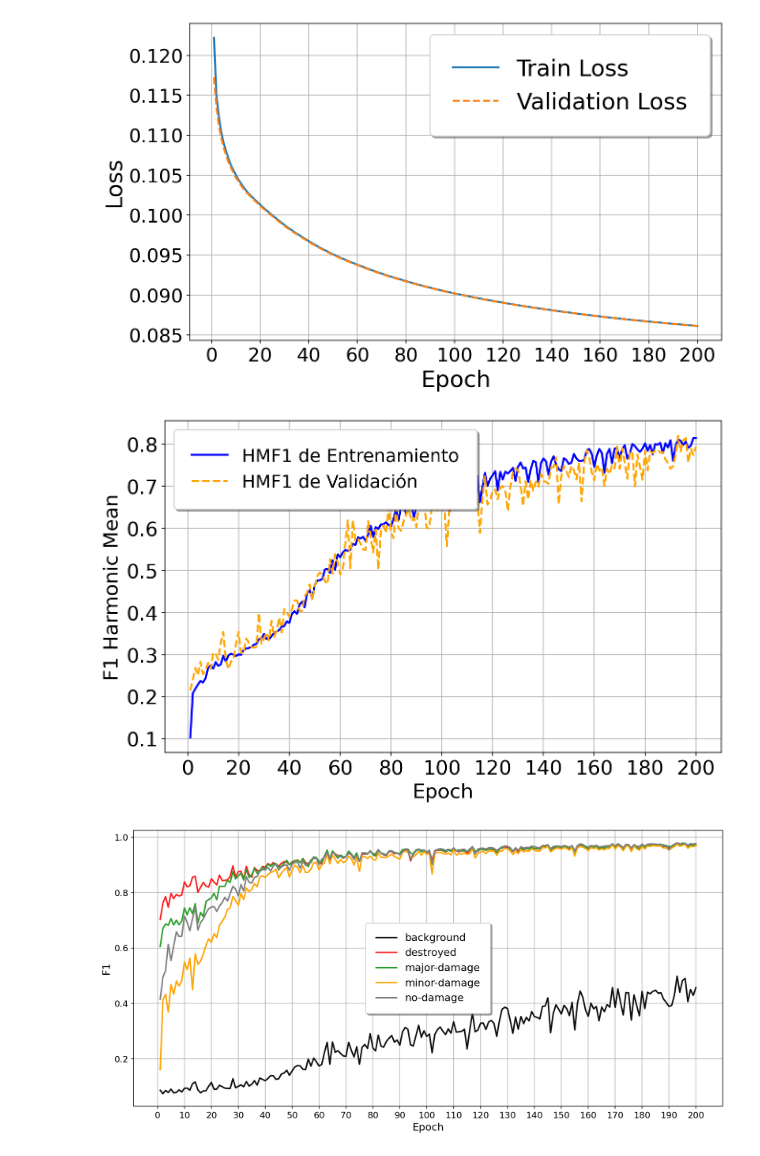
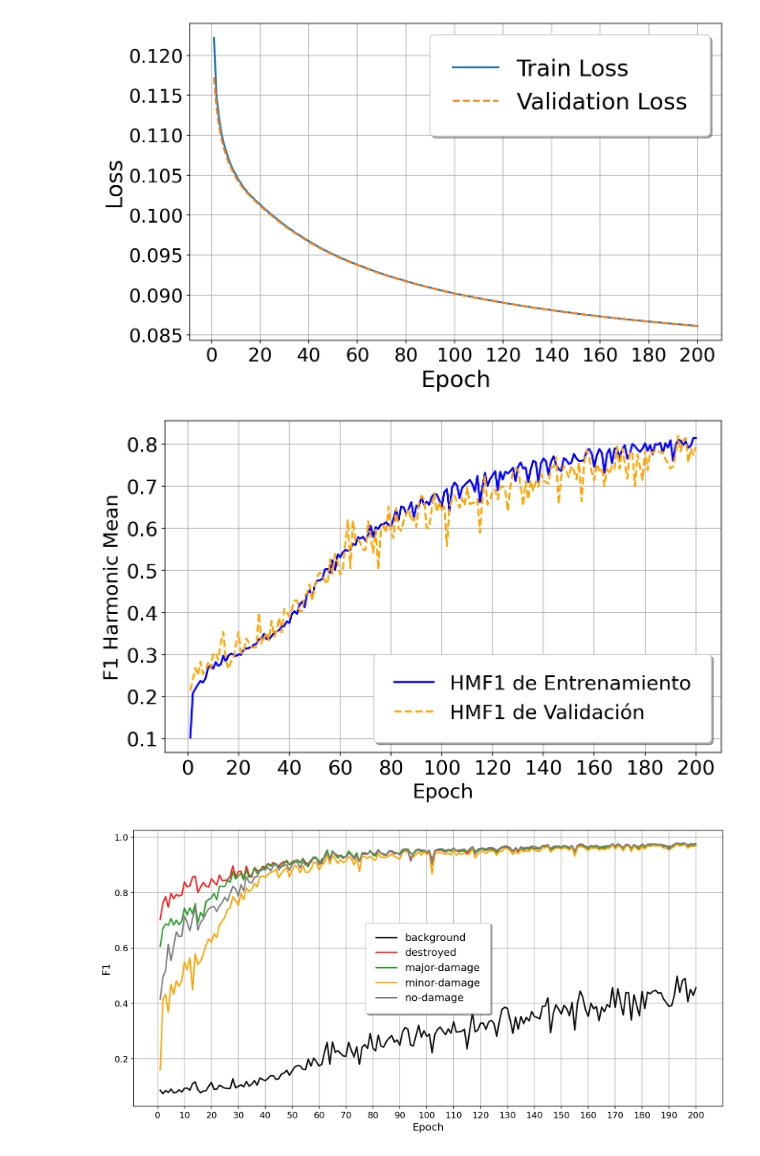
Before and after one commit to MrtC101/Thesis_DL_for_BDA, a Jupyter notebook: notebooks/2-experiment_results.ipynb, the cells around one changed output. Drawn from its saved outputs; the diff is of its cells as text; code cells hidden in the pictures.

```diff
--- a/notebooks/2-experiment_results.ipynb
+++ b/notebooks/2-experiment_results.ipynb
@@ -116,7 +116,7 @@ def plot_harmonic_mean(tr_m: pd.DataFrame, vl_m: pd.DataFrame, step):
     ax.set_xticks(range(0, tr_m["epoch"].max()+1, step))
 
     # Aumentar el tamaño de la leyenda y configurarla adecuadamente
-    ax.legend(fontsize=18, loc="upper left", fancybox=True, framealpha=1, shadow=True, borderpad=1)
+    ax.legend(fontsize=20, loc="lower right", fancybox=True, framealpha=1, shadow=True, borderpad=1)
 
     # Aumentar el tamaño de las marcas en los ejes
     ax.tick_params(axis='both', which='major', labelsize=20)
@@ -1296,5 +1296,5 @@ destroyed & 0.438444 & 0.911829 & 0.769055 & 0.834378 & 0.995567 \\
 # %%
-path = FilePath("/home/mrtc101/Desktop/tesina/repo/prev_outs/exps/exp5_noh/exp5_noh/out")
+path = FilePath("/home/mrtc101/Desktop/tesina/repo/prev_outs/exps/exp5_noh_200/out")
 # %%
 wei_df = build_weights_table(path)
 wei_df
@@ -1469,11 +1473,13 @@ plot_loss(loss_train_df, loss_val_df, 20)
 [figure]
 # %%
 dmg_train_df = pd.read_csv(def_metric_dir.join("train_dmg_pixel_level.csv"))
+dmg_train_df_2 = dmg_train_df
 dmg_val_df = pd.read_csv(def_metric_dir.join("val_dmg_pixel_level.csv"))
+dmg_val_df_2 = dmg_val_df
 
 plot_harmonic_mean(dmg_train_df, dmg_val_df,20)
 # %% [output]
-[figure, old version]
+[figure, new version]
 # %%
 #val_f1_plots
 from utils.visualization.label_to_color import LabelDict
```
Also changed, not shown: parts of 43 cells of this notebook, 8 other files.
